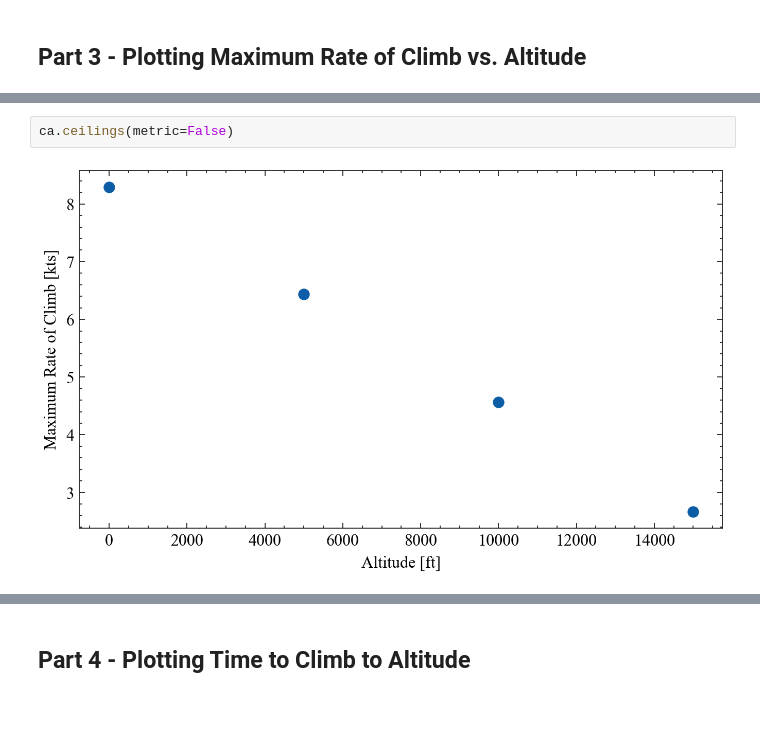
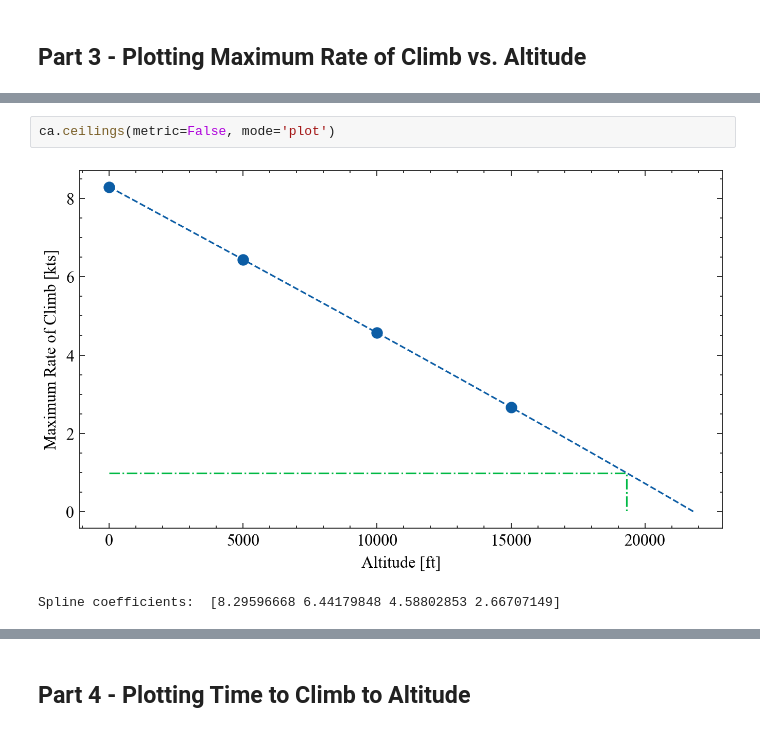
Before and after one commit to MichaszJ/aircraft-performance-projects, a Jupyter notebook: Project2.ipynb, the cells around one changed output, grey strips where cells are left out. Cells and saved outputs as stored; diff of their text form.

```diff
--- a/Project2.ipynb
+++ b/Project2.ipynb
@@ -100,4 +91,5 @@ ca.ceilings(metric=True)
 # %%
-ca.ceilings(metric=False)
+ca.ceilings(metric=False, mode='plot')
 # %% [output]
-[figure, old version]
+[figure, new version]
+Spline coefficients:  [8.29596668 6.44179848 4.58802853 2.66707149]
```
Also changed, not shown: parts of 9 cells of this notebook, 1 other file.
